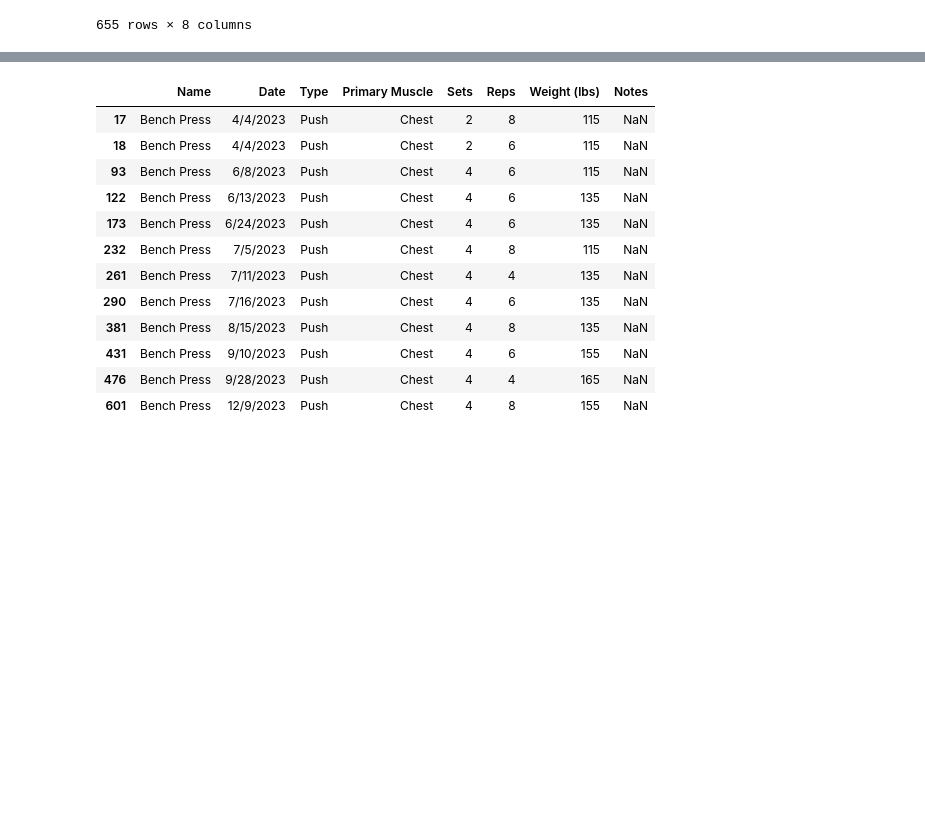
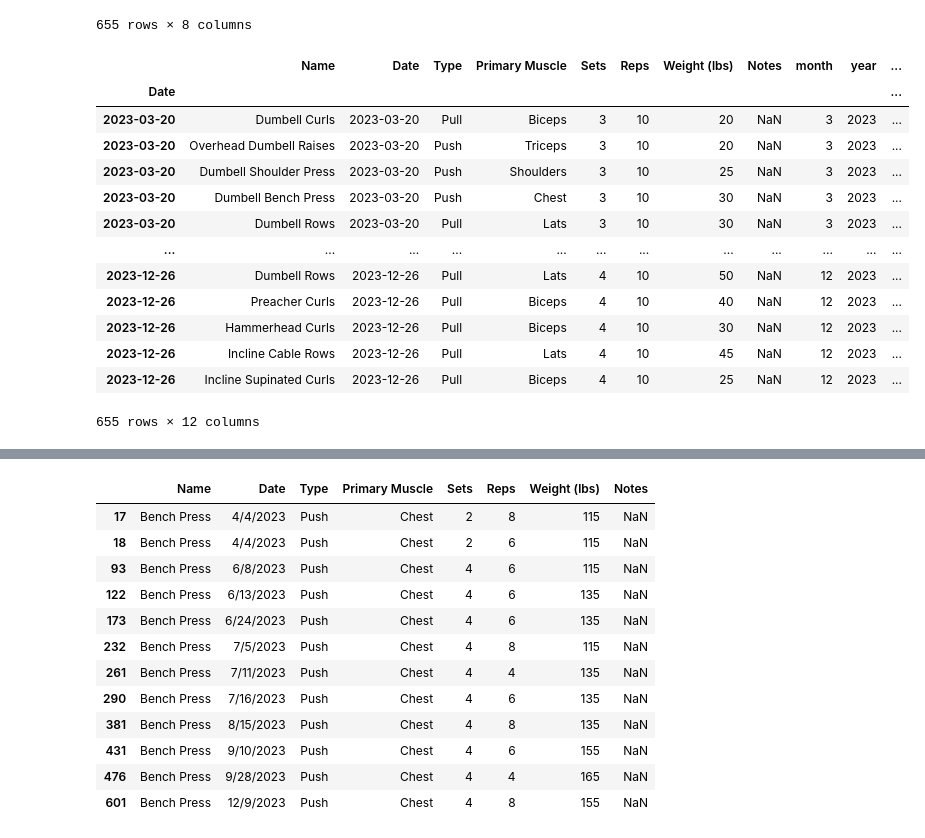
Before and after one commit to ryanjewik/Gym-Analytics, a Jupyter notebook: gym-analytics.ipynb, the cells around one changed output, grey strips where cells are left out. Drawn from its saved outputs; the diff is of its cells as text; code cells hidden in the pictures; blank space fills up the shorter version.

```diff
--- a/gym-analytics.ipynb
+++ b/gym-analytics.ipynb
@@ -20,0 +26,22 @@ df
+# %%
+df['month'] = pd.DatetimeIndex(df['Date']).month
+df['year'] = pd.DatetimeIndex(df['Date']).year
+mY = []
+for x in range(len(df['month'])):
+    mY.append(str(df['month'][x]) + '/' + str(df['year'][x]))
+df['mY'] = mY
+# %% [output]
+|  | Name | Date | Type | Primary Muscle | Sets | Reps | Weight (lbs) | Notes | month | year | ... |
+| Date |  |  |  |  |  |  |  |  |  |  | ... |
+| 2023-03-20 | Dumbell Curls | 2023-03-20 | Pull | Biceps | 3 | 10 | 20 | NaN | 3 | 2023 | ... |
+| 2023-03-20 | Overhead Dumbell Raises | 2023-03-20 | Push | Triceps | 3 | 10 | 20 | NaN | 3 | 2023 | ... |
+| 2023-03-20 | Dumbell Shoulder Press | 2023-03-20 | Push | Shoulders | 3 | 10 | 25 | NaN | 3 | 2023 | ... |
+| 2023-03-20 | Dumbell Bench Press | 2023-03-20 | Push | Chest | 3 | 10 | 30 | NaN | 3 | 2023 | ... |
+| 2023-03-20 | Dumbell Rows | 2023-03-20 | Pull | Lats | 3 | 10 | 30 | NaN | 3 | 2023 | ... |
+| ... | ... | ... | ... | ... | ... | ... | ... | ... | ... | ... | ... |
+| 2023-12-26 | Dumbell Rows | 2023-12-26 | Pull | Lats | 4 | 10 | 50 | NaN | 12 | 2023 | ... |
+| 2023-12-26 | Preacher Curls | 2023-12-26 | Pull | Biceps | 4 | 10 | 40 | NaN | 12 | 2023 | ... |
+| 2023-12-26 | Hammerhead Curls | 2023-12-26 | Pull | Biceps | 4 | 10 | 30 | NaN | 12 | 2023 | ... |
+| 2023-12-26 | Incline Cable Rows | 2023-12-26 | Pull | Lats | 4 | 10 | 45 | NaN | 12 | 2023 | ... |
+| 2023-12-26 | Incline Supinated Curls | 2023-12-26 | Pull | Biceps | 4 | 10 | 25 | NaN | 12 | 2023 | ... |
+655 rows × 12 columns
```
Also changed, not shown: parts of 11 cells of this notebook, 1 other file.
